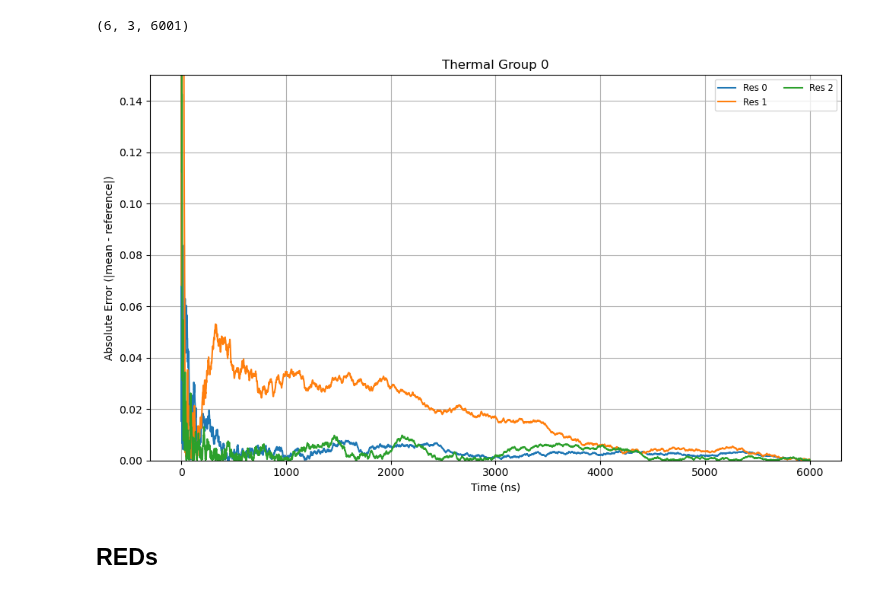
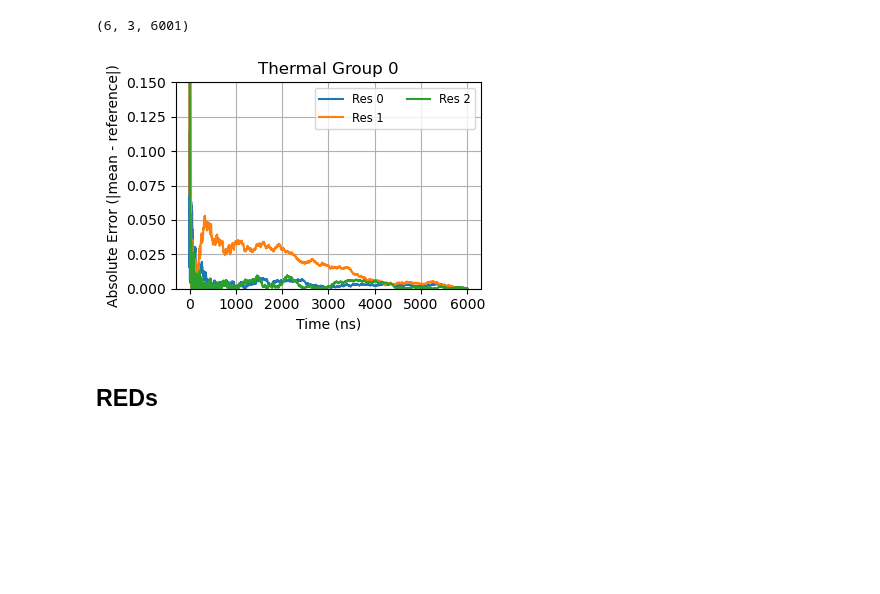
Before and after one commit to starwingc/peptoid_ESM, a Jupyter notebook: Analysis/error_over_time_res_all.ipynb, the cells around one changed output. Drawn from its saved outputs; the diff is of its cells as text; code cells hidden in the pictures; blank space fills up the shorter version.

```diff
--- a/Analysis/error_over_time_res_all.ipynb
+++ b/Analysis/error_over_time_res_all.ipynb
@@ -101,29 +101,29 @@ hrex_errors.shape
 # %%
 dt_in_ns = 1  # 10 ps = 0.01 ns
 
 thermal_num = 1
 res_num = 3
 
 for thermal in range(thermal_num):
     time = np.arange(hrex_errors.shape[2])
     time_ns = time * dt_in_ns  # Convert to nanoseconds
 
-    plt.figure(figsize=(10, 6))
+    plt.figure(figsize=(4, 3))
 
     for res in range(res_num):
         error = hrex_errors[thermal][res]
         plt.plot(time_ns, error, label=f'Res {res}')
 
     plt.ylim(0, 0.15)  # Adjust if needed
     plt.xlabel("Time (ns)")
     plt.ylabel("Absolute Error (|mean - reference|)")
     plt.title(f"Thermal Group {thermal}")
     plt.legend(ncol=2, fontsize='small')
     plt.grid(True)
     plt.tight_layout()
     plt.show()
 # %% [output]
-[figure, old version]
+[figure, new version]
 # %% [markdown]
 ## REDs
 # %%
```
Also changed, not shown: parts of 6 cells of this notebook, 1 other file.
